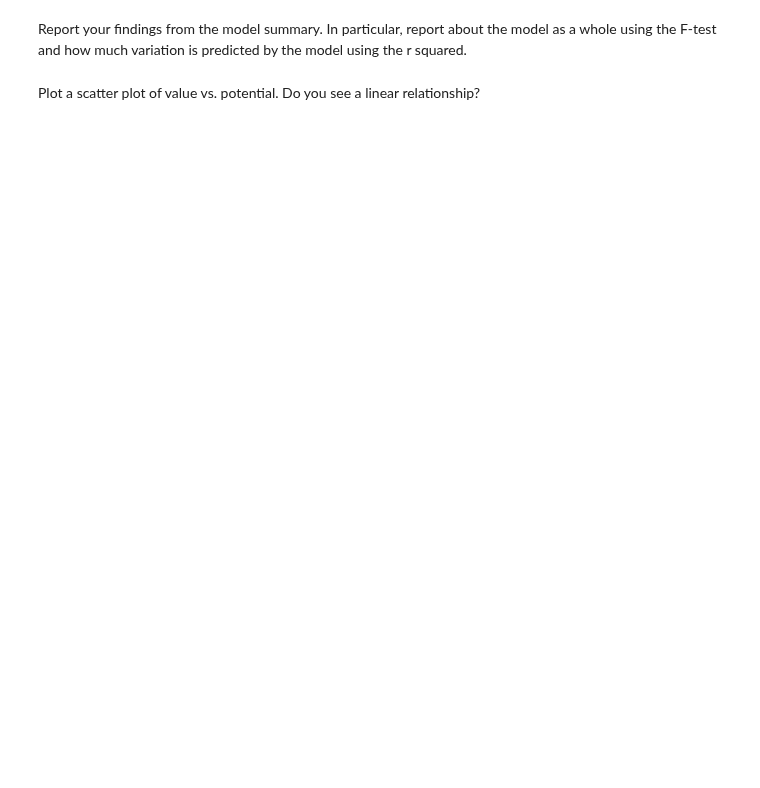
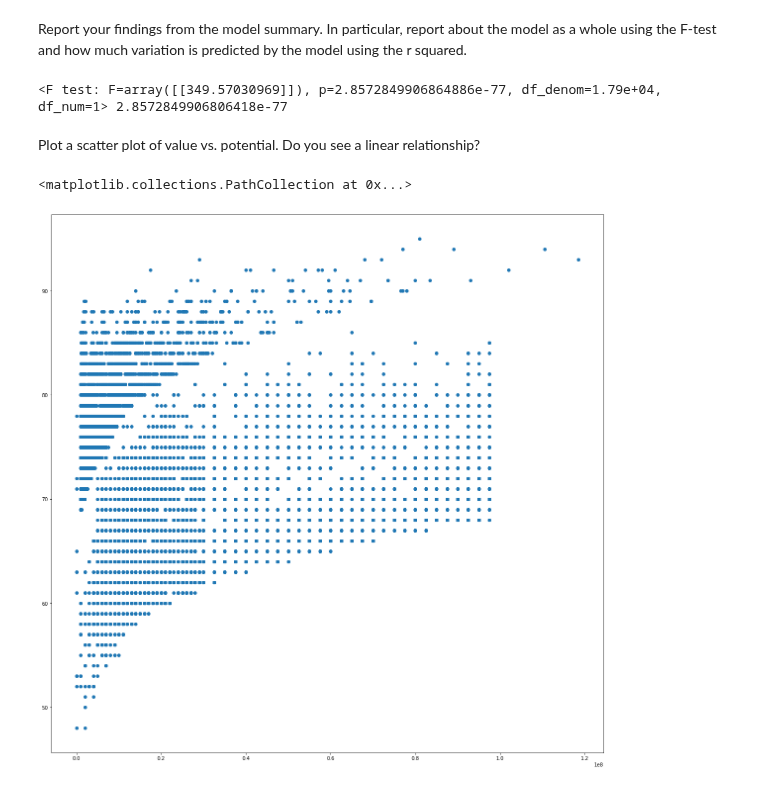
Before and after one commit to ironhack-datalabs/datamad0819, a Jupyter notebook: module-2/lab-correlation-tests-with-scipy/your-code/main.ipynb, the cells around one changed output. Drawn from its saved outputs; the diff is of its cells as text; code cells hidden in the pictures; blank space fills up the shorter version.

```diff
--- a/module-2/lab-correlation-tests-with-scipy/your-code/main.ipynb
+++ b/module-2/lab-correlation-tests-with-scipy/your-code/main.ipynb
@@ -96,3 +89,5 @@ Our goal with using linear regression is to create a mathematical model that wil
 We'll start by ensuring there are no missing values. Examine all variables for all missing values. If there are missing values in a row, remove the entire row.
 # %%
 # Your code here:
+fifa = fifa.dropna()
+fifa.isnull().sum()
@@ -104,0 +116,10 @@ Hint: remember to add an intercept to the model using the `add_constant` functio
+# %%
+# Your code here:
+import statsmodels.api as sm
+fifa.Stamina = sm.add_constant(fifa.Stamina, prepend=False)
+fifa.SprintSpeed = sm.add_constant(fifa.SprintSpeed, prepend=False)
+mod = ols('fifa.ValueNumeric~fifa.Stamina + fifa.SprintSpeed',data = fifa)
+
+res = mod.fit()
+
+print(res.summary())
@@ -112,0 +161,6 @@ Next, create a second regression model predicting value using potential. Create
+# %%
+# Your code here:
+fifa.Potential = sm.add_constant(fifa.Potential, prepend=False)
+mod = ols('fifa.ValueNumeric~fifa.Potential',data = fifa)
+result = mod.fit()
+print(result.summary())
@@ -117,2 +187,11 @@ Report your findings from the model summary. In particular, report about the mod
+# %%
+# Your conclusions here:
+#Se puede decir que el modelo de regresión lineal no se ajusta bién para esos datos, es decir, la relación
+#entre ellos no es lineal
+A = np.identity(len(result.params))
+A = A[1:,:]
+print(result.f_test(A),result.f_pvalue)
+# %% [output]
+<F test: F=array([[349.57030969]]), p=2.8572849906864886e-77, df_denom=1.79e+04, df_num=1> 2.8572849906806418e-77
 # %% [markdown]
 Plot a scatter plot of value vs. potential. Do you see a linear relationship?
@@ -120,0 +198,8 @@ Plot a scatter plot of value vs. potential. Do you see a linear relationship?
+# %%
+# Your code here:
+import matplotlib.pyplot as plt
+fig = plt.figure(figsize=(20,20))
+plt.scatter(fifa.ValueNumeric,fifa.Potential)
+# %% [output]
+<matplotlib.collections.PathCollection at 0x...>
+[figure, added]
```
Also changed, not shown: parts of 13 cells of this notebook.
